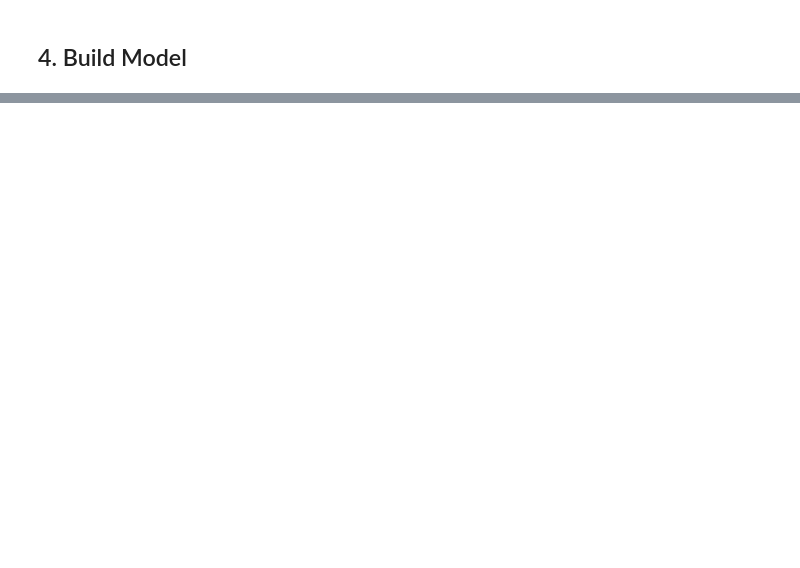
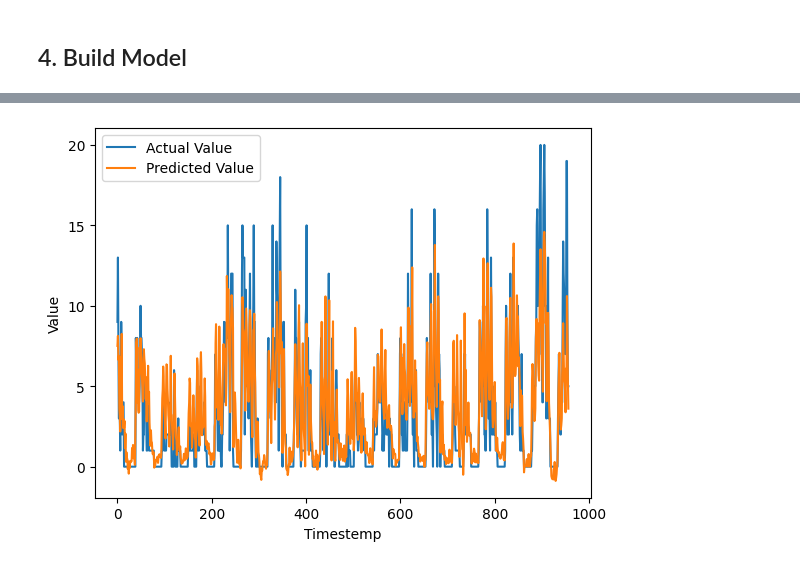
Before and after one commit to PatrykGadziomski/Visitor-prediction, a Jupyter notebook: Project.ipynb, the cells around one changed output, grey strips where cells are left out. Drawn from its saved outputs; the diff is of its cells as text; code cells hidden in the pictures; blank space fills up the shorter version.

```diff
--- a/Project.ipynb
+++ b/Project.ipynb
@@ -594,0 +631,25 @@ Training complete!
+# %%
+test_predictions = model(test_features).detach().numpy().flatten()
+
+dummies = np.zeros((test_features.shape[0], goback+1))
+dummies[:, 0] = test_predictions
+dummies = scaler.inverse_transform(dummies)
+
+test_predictions = dc(dummies[:, 0])
+# test_predictions
+# %%
+dummies = np.zeros((test_features.shape[0], goback+1))
+dummies[:, 0] = test_labels.flatten()
+dummies = scaler.inverse_transform(dummies)
+
+new_test_labels = dc(dummies[:, 0])
+# new_test_labels
+# %%
+plt.plot(new_test_labels, label='Actual Value')
+plt.plot(test_predictions, label='Predicted Value')
+plt.xlabel('Timestemp')
+plt.ylabel('Value')
+plt.legend()
+plt.show()
+# %% [output]
+[figure, added]
```
Also changed, not shown: parts of 24 cells of this notebook.
